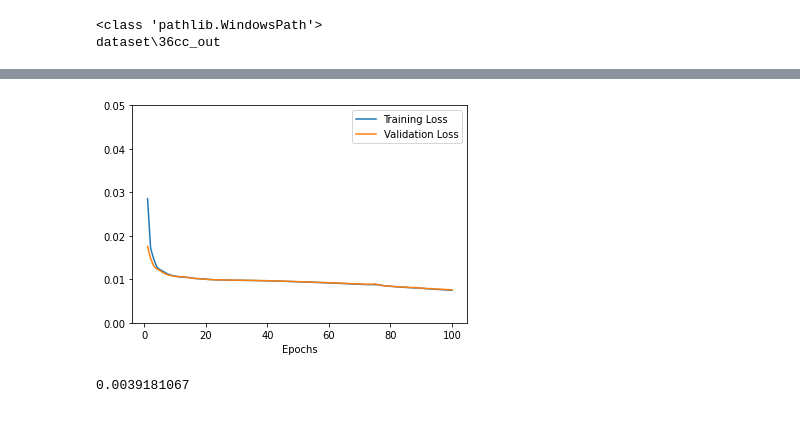
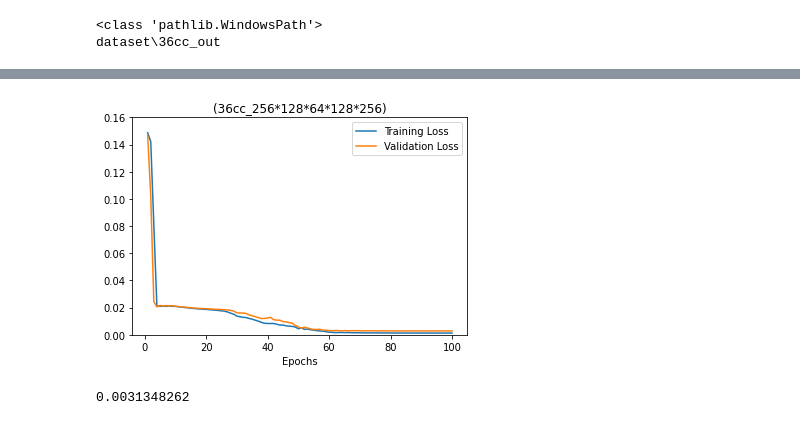
Before and after one commit to astroeye/autoencoder, a Jupyter notebook: 02_autoencoder/ae_36cc_k-fold.ipynb, the cells around one changed output, grey strips where cells are left out. Drawn from its saved outputs; the diff is of its cells as text; code cells hidden in the pictures.

```diff
--- a/02_autoencoder/ae_36cc_k-fold.ipynb
+++ b/02_autoencoder/ae_36cc_k-fold.ipynb
@@ -286,13 +286,15 @@ class Autoencoder(Model):
         # 1st dense layer
         self.encoder = tf.keras.Sequential([
             layers.Flatten(),
+            layers.Dense(256, activation='relu'),
             layers.Dense(128, activation='relu'),
             layers.Dense(64, activation='relu'),
 
         ])
         self.decoder = tf.keras.Sequential([
             layers.Dense(128, activation='relu'),
-            layers.Dense(224*224, activation='relu'),
+            layers.Dense(256, activation='relu'),
+            layers.Dense(224*224, activation='sigmoid'),
             layers.Reshape((224, 224))
         ])
 
@@ -343,7 +345,10 @@ data_path = "./dataset/36cc_out/normal"
 x_train = create_training_data(data_path)
 
 data_path = "./dataset/36cc_out/normal_test"
-x_test = create_training_data(data_path)
+x_test_normal = create_training_data(data_path)
+
+data_path = "./dataset/36cc_out/abnormal"
+x_test_abnormal = create_training_data(data_path)
 # %%
 # '''
 # K-fold validation
@@ -503,13 +630,21 @@ print(min(average_mse_history))
 # %%
 # Plotting validation scores
 plt.plot(range(1, len(average_mse_history) + 1), average_mse_history, label="Training Loss")
 plt.plot(range(1, len(average_val_mse_history) + 1), average_val_mse_history, label="Validation Loss")
 plt.xlabel("Epochs")
 plt.legend()
-plt.ylim([0, 0.05])
+# plt.title('(36cc_64)')
+# plt.title('(36cc_128*64*128)')
+plt.title('(36cc_256*128*64*128*256)')
+
+# plt.title('(36cc_128*64*32*64*128)')
+# plt.title('(36cc_256*128*64*128*256)')
+# plt.title('(36cc_256*256*128*256*256)')
+
+plt.ylim([0, 0.16])
 plt.show()
 # %% [output]
-[figure, old version]
+[figure, new version]
 # %%
 all_mse_histories = []
 # %%
@@ -519,5 +657,5 @@ decoded_imgs = autoencoder.decoder(encoded_imgs).numpy()
 # %%
-np.mean(tf.keras.losses.mse(x_train[1], decoded_imgs[1]))
+np.mean(tf.keras.losses.mse(x_test_normal[0], decoded_imgs[0]))
 # %% [output]
-0.0039181067
+0.0031348262
 # %%
```
Also changed, not shown: parts of 9 cells of this notebook, 7 other files.
